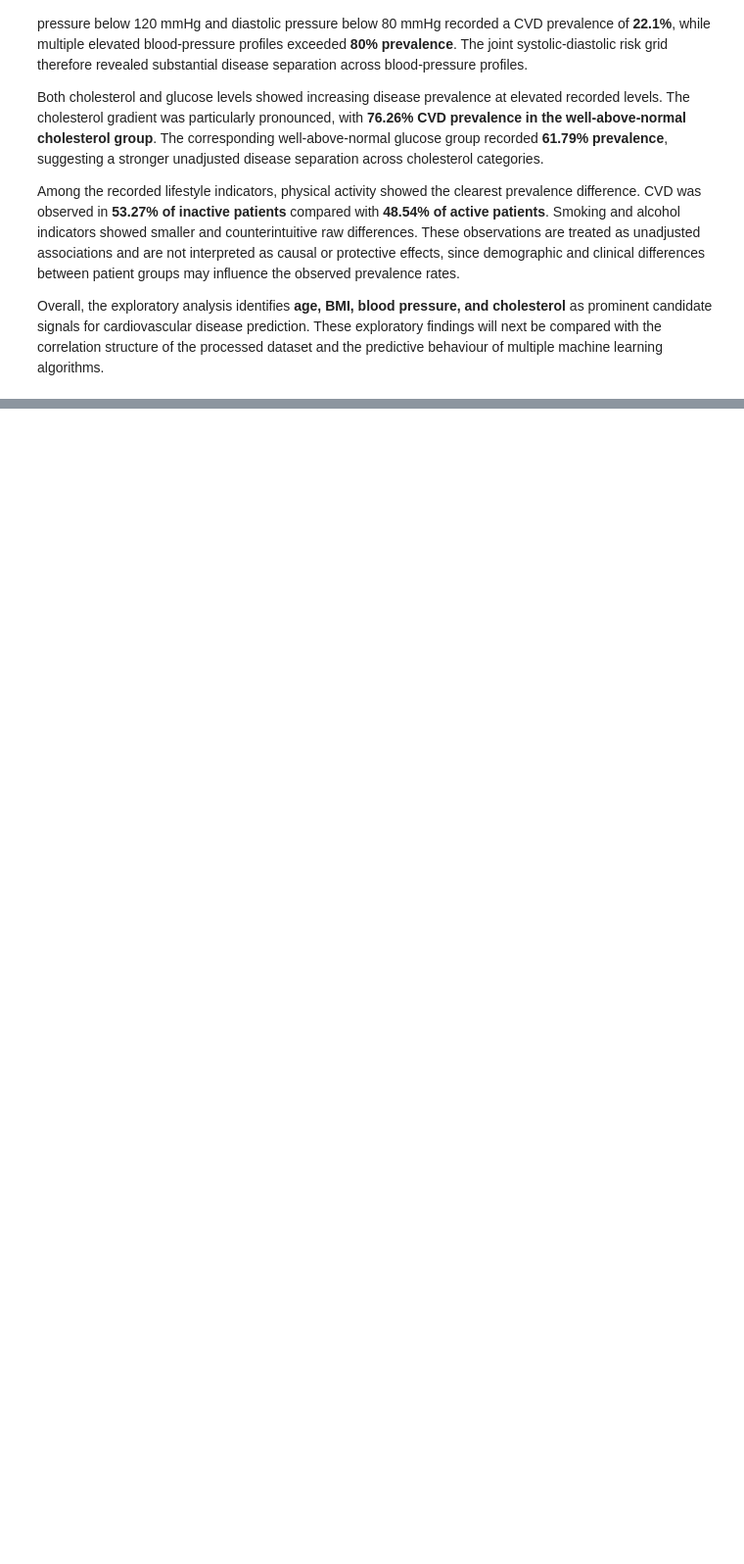
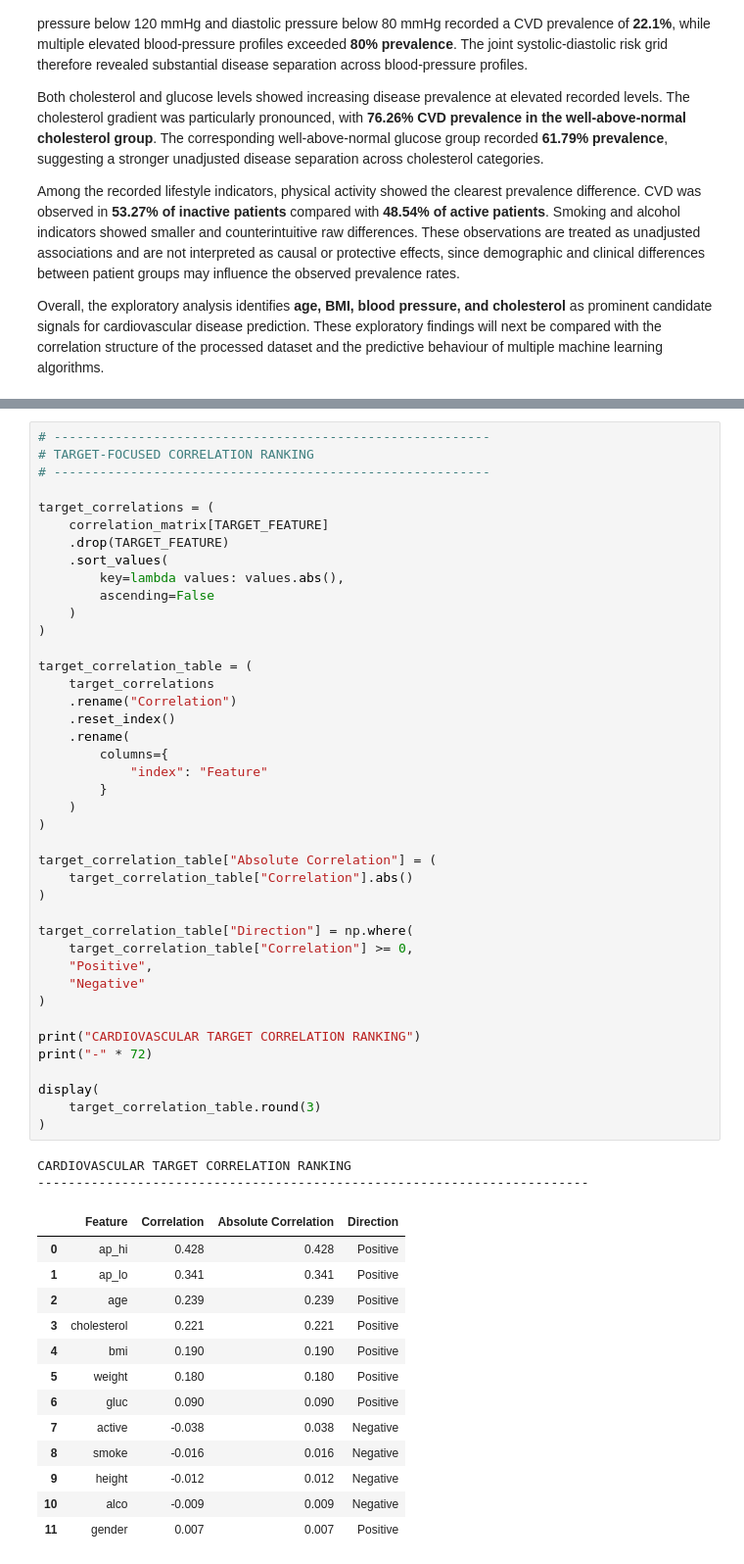
Before and after one commit to ManisshK/cardiovascular-disease-prediction, a Jupyter notebook: Cardiovascular_Disease_Prediction.ipynb, the cells around one changed output, grey strips where cells are left out. Shown at 98% size. Saved outputs shown, nothing was run; the diff lists cells and outputs as text; blank space fills up the shorter version.

```diff
--- a/Cardiovascular_Disease_Prediction.ipynb
+++ b/Cardiovascular_Disease_Prediction.ipynb
@@ -1324,0 +1489,57 @@ Overall, the exploratory analysis identifies **age, BMI, blood pressure, and cho
+# %%
+# ---------------------------------------------------------
+# TARGET-FOCUSED CORRELATION RANKING
+# ---------------------------------------------------------
+
+target_correlations = (
+    correlation_matrix[TARGET_FEATURE]
+    .drop(TARGET_FEATURE)
+    .sort_values(
+        key=lambda values: values.abs(),
+        ascending=False
+    )
+)
+
+target_correlation_table = (
+    target_correlations
+    .rename("Correlation")
+    .reset_index()
+    .rename(
+        columns={
+            "index": "Feature"
+        }
+    )
+)
+
+target_correlation_table["Absolute Correlation"] = (
+    target_correlation_table["Correlation"].abs()
+)
+
+target_correlation_table["Direction"] = np.where(
+    target_correlation_table["Correlation"] >= 0,
+    "Positive",
+    "Negative"
+)
+
+print("CARDIOVASCULAR TARGET CORRELATION RANKING")
+print("-" * 72)
+
+display(
+    target_correlation_table.round(3)
+)
+# %% [output]
+CARDIOVASCULAR TARGET CORRELATION RANKING
+------------------------------------------------------------------------
+|  | Feature | Correlation | Absolute Correlation | Direction |
+| 0 | ap_hi | 0.428 | 0.428 | Positive |
+| 1 | ap_lo | 0.341 | 0.341 | Positive |
+| 2 | age | 0.239 | 0.239 | Positive |
+| 3 | cholesterol | 0.221 | 0.221 | Positive |
+| 4 | bmi | 0.190 | 0.190 | Positive |
+| 5 | weight | 0.180 | 0.180 | Positive |
+| 6 | gluc | 0.090 | 0.090 | Positive |
+| 7 | active | -0.038 | 0.038 | Negative |
+| 8 | smoke | -0.016 | 0.016 | Negative |
+| 9 | height | -0.012 | 0.012 | Negative |
+| 10 | alco | -0.009 | 0.009 | Negative |
+| 11 | gender | 0.007 | 0.007 | Positive |
```
Also changed, not shown: parts of 7 cells of this notebook.
